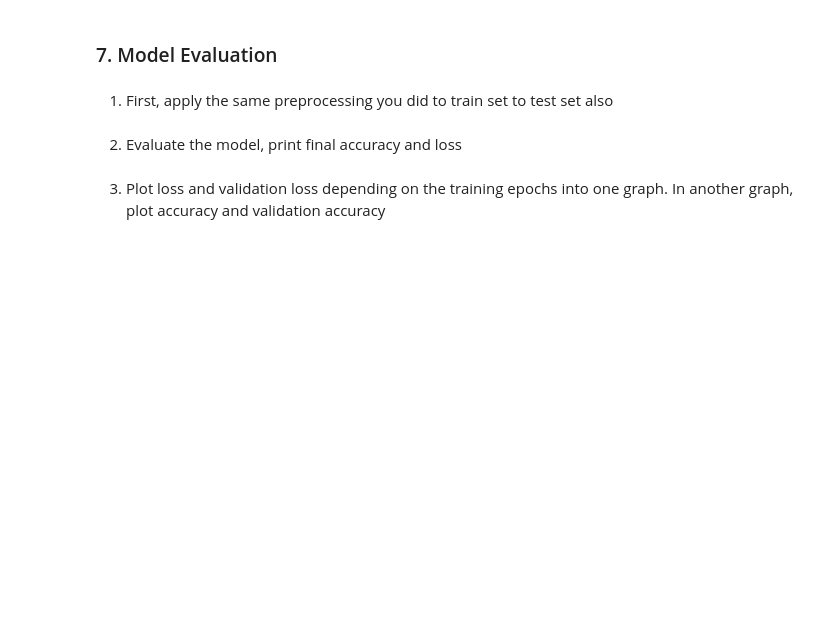
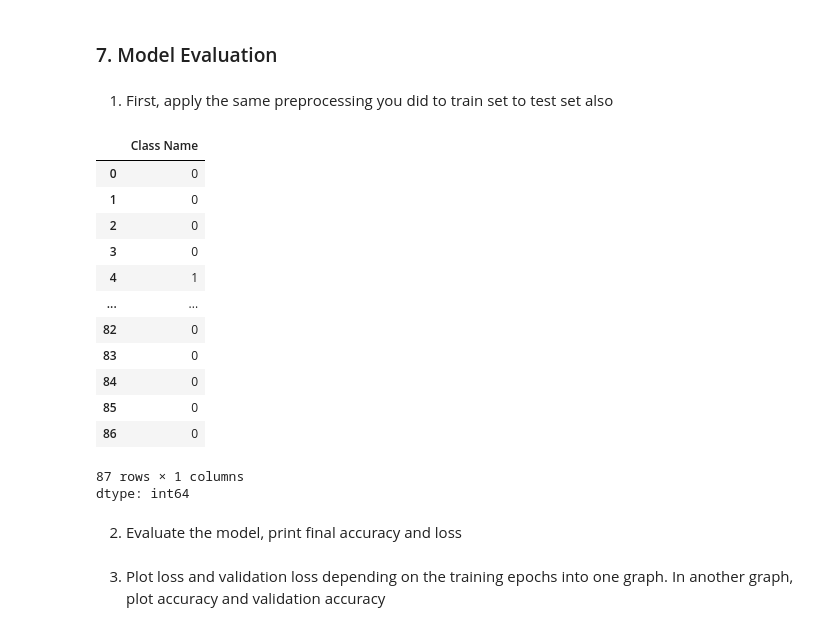
Before and after one commit to Gady159/MPA-MLF, a Jupyter notebook: Lab_05/Lab_05_task.ipynb, the cells around one changed output. Cells and saved outputs as stored; diff of their text form; code cells hidden in the pictures; blank space fills up the shorter version.

```diff
--- a/Lab_05/Lab_05_task.ipynb
+++ b/Lab_05/Lab_05_task.ipynb
@@ -391,3 +389,29 @@ Epoch 40/40
+# %%
+# WRITE YOUR CODE HERE
+
+x_test.replace('?',np.nan, inplace=True)
+x_test.fillna(x_test.mode().iloc[0],inplace=True)
+
+x.te=pd.get_dummies(x_test)
+x.te
+
+y.te = y_test.replace('republican', 1).replace('democrat', 0)
+y.te
+# %% [output]
+|  | Class Name |
+| 0 | 0 |
+| 1 | 0 |
+| 2 | 0 |
+| 3 | 0 |
+| 4 | 1 |
+| ... | ... |
+| 82 | 0 |
+| 83 | 0 |
+| 84 | 0 |
+| 85 | 0 |
+| 86 | 0 |
+87 rows × 1 columns
+dtype: int64
 # %% [markdown]
 2. Evaluate the model, print final accuracy and loss
 # %%
```
Also changed, not shown: parts of 1 cell of this notebook.
